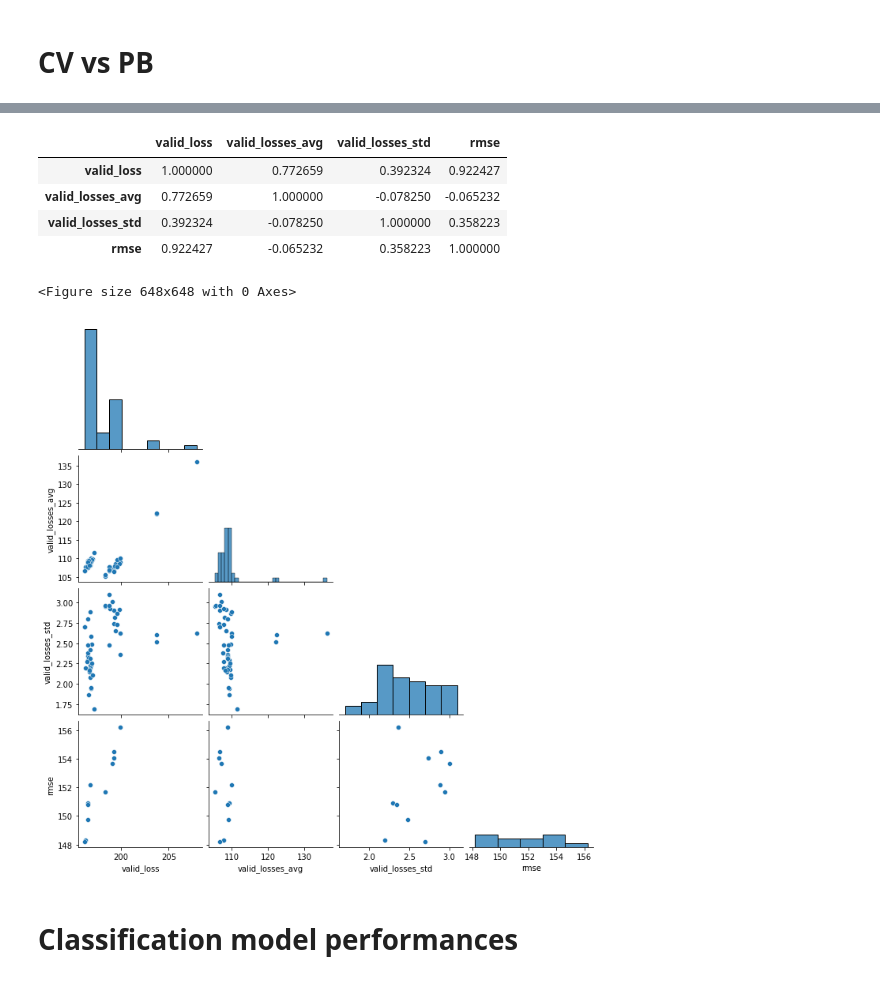
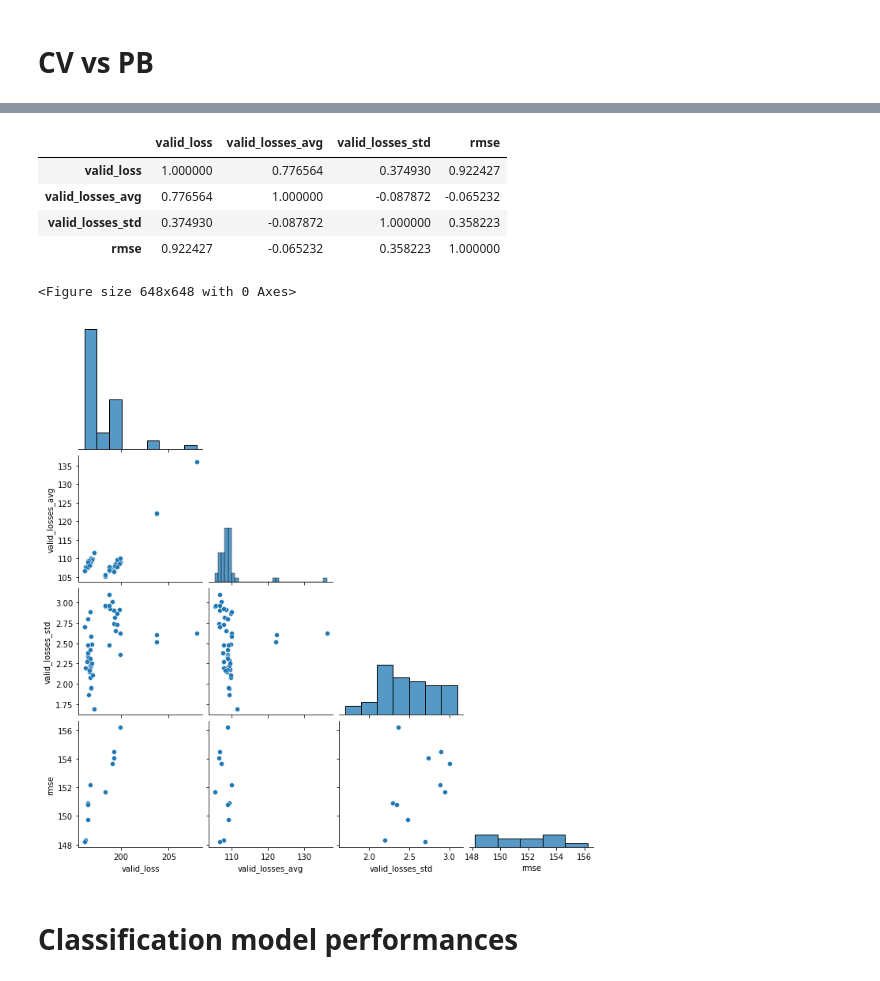
Before and after one commit to Quvotha/aiquest2021-assesment, a Jupyter notebook: experiments/cv_vs_pb.ipynb, the cells around one changed output, grey strips where cells are left out. Drawn from its saved outputs; the diff is of its cells as text; code cells hidden in the pictures.

Commit message:
#14 Upload experiments 05-10. 05-11

```diff
--- a/experiments/cv_vs_pb.ipynb
+++ b/experiments/cv_vs_pb.ipynb
@@ -107,15 +107,15 @@ cv_pb.corr()
-# %%
-plt.figure(figsize=(9, 9))
-sns.pairplot(cv_pb.query('experiment < "05-01"'), corner=True)
-cv_pb.query('experiment < "05-01"').corr()
-# %% [output]
-|  | valid_loss | valid_losses_avg | valid_losses_std | rmse |
-| valid_loss | 1.000000 | 0.772659 | 0.392324 | 0.922427 |
-| valid_losses_avg | 0.772659 | 1.000000 | -0.078250 | -0.065232 |
-| valid_losses_std | 0.392324 | -0.078250 | 1.000000 | 0.358223 |
-| rmse | 0.922427 | -0.065232 | 0.358223 | 1.000000 |
-<Figure size 648x648 with 0 Axes>
-[figure, removed]
+# %%
+plt.figure(figsize=(9, 9))
+sns.pairplot(cv_pb.query('experiment < "05-01"'), corner=True)
+cv_pb.query('experiment < "05-01" or experiment > "05-09"').corr()
+# %% [output]
+|  | valid_loss | valid_losses_avg | valid_losses_std | rmse |
+| valid_loss | 1.000000 | 0.776564 | 0.374930 | 0.922427 |
+| valid_losses_avg | 0.776564 | 1.000000 | -0.087872 | -0.065232 |
+| valid_losses_std | 0.374930 | -0.087872 | 1.000000 | 0.358223 |
+| rmse | 0.922427 | -0.065232 | 0.358223 | 1.000000 |
+<Figure size 648x648 with 0 Axes>
+[figure, added]
 # %% [markdown]
 # Classification model performances
 # %%
```
Also changed, not shown: parts of 7 cells of this notebook, 2 other files.
